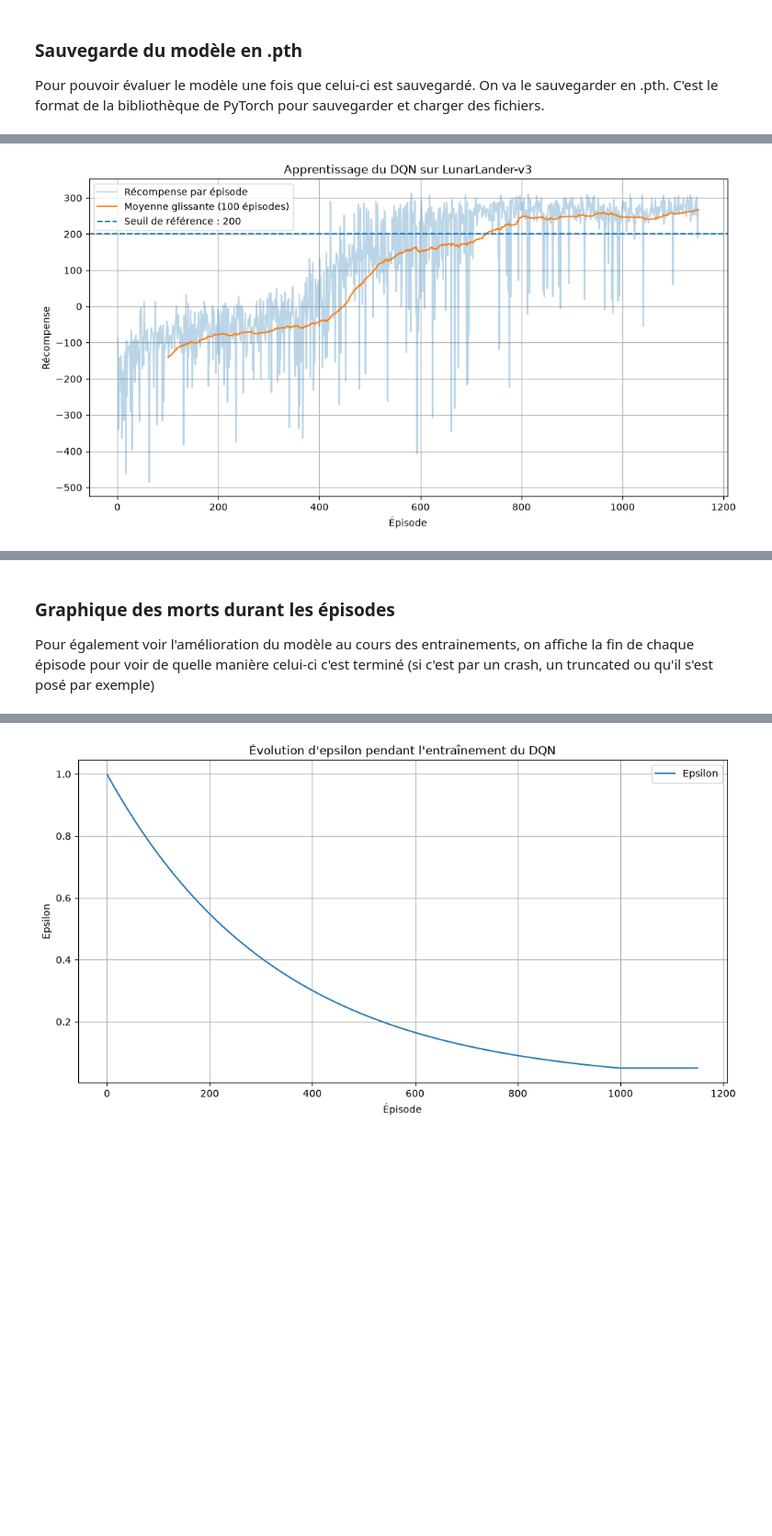
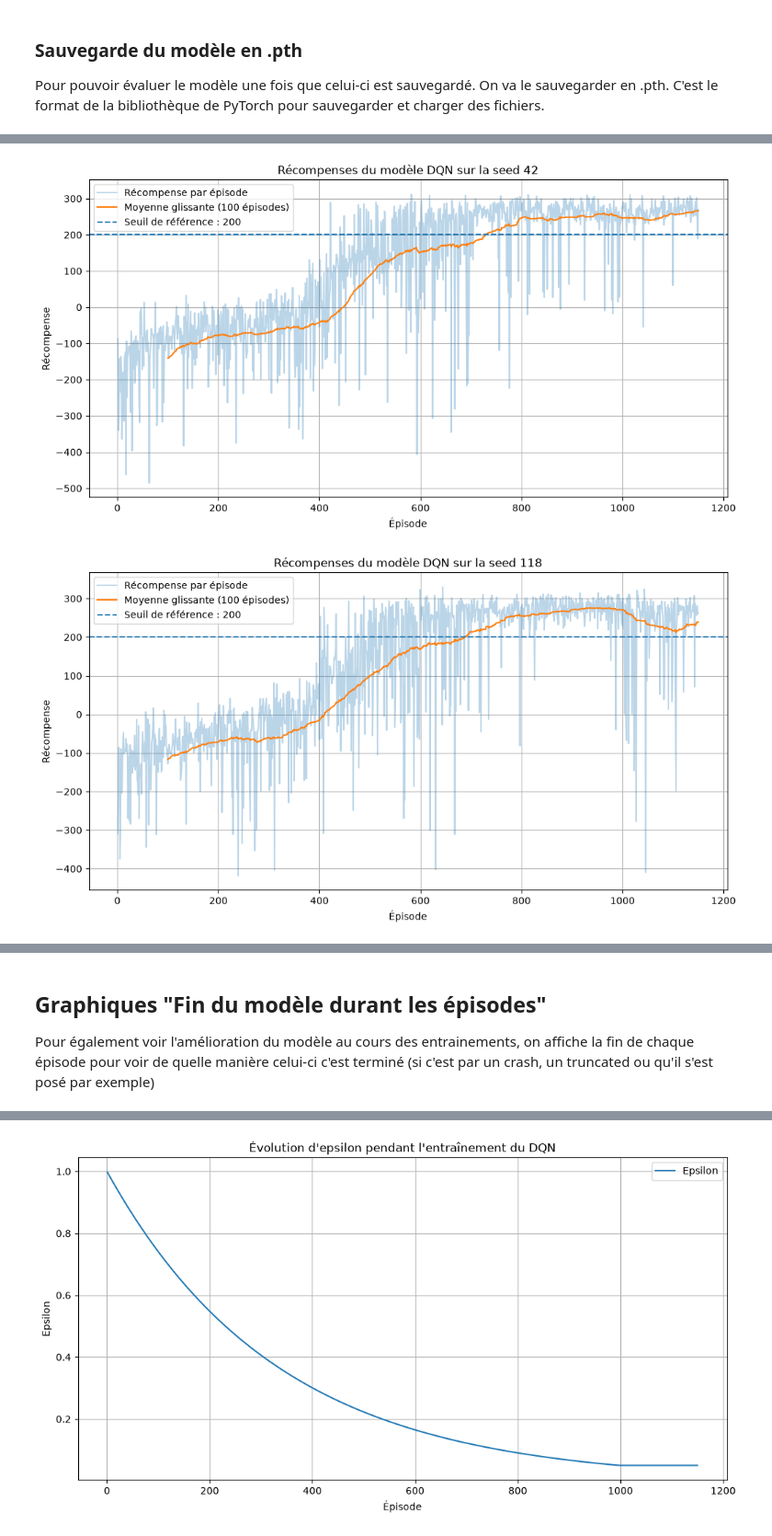
Before and after one commit to BastianHanart/Startrek, a Jupyter notebook: dqn.ipynb, the cells around one changed output, grey strips where cells are left out. Shown at 92% size. Cells and saved outputs as stored; diff of their text form; code cells hidden in the pictures; blank space fills up the shorter version.

```diff
--- a/dqn.ipynb
+++ b/dqn.ipynb
@@ -182,8 +182,8 @@ Pour pouvoir regarder visuellement les résultats, on effectue des graphiques. N
 On comprend donc l'importance de l'entrainement. Et surtout que l'aléatoire ne permet pas au modèle d'avoir des résultats satisfaisants.
 # %%
 # On initialise deux listes qui vont contenir les informations nécessaire au graphique (Ici, les récompenses par épisode)
-episodes = []
-rewards = []
+episodes_aléatoire = []
+rewards_aléatoire = []
 
 # Lecture du fichier CSV
 with open("results_random.csv", "r", encoding="utf-8") as file:
@@ -191,14 +191,14 @@ with open("results_random.csv", "r", encoding="utf-8") as file:
 
     # Pour chaque ligne du CSV, on ajoute l'épisode et la récompense associée, à la liste
     for row in reader:
-        episodes.append(int(row["episode"]))
-        rewards.append(float(row["reward"]))
+        episodes_aléatoire.append(int(row["episode"]))
+        rewards_aléatoire.append(float(row["reward"]))
 
 # Création du graphique
 plt.figure(figsize=(10, 5))
 
 # Ordonnées episodes, Abscisses récompenses
-plt.plot(episodes, rewards, marker="o")
+plt.plot(episodes_aléatoire, rewards_aléatoire, marker="o")
 
 # Légende du graphique (titre, label X, label Y)
 plt.title("Récompense par épisode - Agent aléatoire")
@@ -266,7 +266,7 @@ class DQN(nn.Module):
 
 Epsilon-greedy est la fonction qui donne au modèle sa façon d'apprendre. On vient modifier l'hyperparamètre Epsilon ε, il oscillent entre 0 et 1. C'est la probabilité avec laquelle il va effectué une action aléatoirement ou une action grâce à son entrainement. Plus ε est élevé, plus ils à de chances de faire une action aléatoire. Au départ, on met ε à 1 car ils n'a pas encore d'expériences en mémoire. Il n'a donc pas encore besoin de passé par de l'exploitation, il reste donc en exploration. A chaque étape, on va venir diminuer tout doucement l'epsilon afin que petit à petit, il ne fasse des choix que via ses expériences passées.
 # %%
-def select_action(state, model, epsilon, action_size=4):
+def select_action(state, model, epsilon, action_size=env.action_space.n):
     # Exploration : choisir une action au hasard
     if random.random() < epsilon:
         return random.randrange(action_size)
@@ -301,7 +301,7 @@ Ici, c'est l'étape d'apprentissage de notre agent DQN. Elle sélectionne aléat
 BATCH_SIZE = 50
 GAMMA = 0.99
 
-def train_step():
+def train_step(model, buffer, target_model, loss_fn, optimizer):
 
     # On attend d'avoir assez d'expériences pour former un lot
     if len(buffer) < BATCH_SIZE:
@@ -524,21 +543,34 @@ Pour voir l'avancé et l'amélioration du modèle au cours des entrainements, on
 # %%
-episodes = [result["episode"] for result in results]
-rewards = [result["reward"] for result in results]
+for k in seeds:
 
-moving_average = np.convolve(rewards, np.ones(100) / 100, mode="valid")
+    fichier_final = Path(f"results_DQN_{k}.csv")
 
-plt.figure(figsize=(12, 6))
+    with fichier_final.open("r", newline="", encoding="utf-8") as file:
 
-plt.plot(episodes,rewards, alpha=0.3, label="Récompense par épisode")
-plt.plot(episodes[100 - 1:], moving_average, label="Moyenne glissante (100 épisodes)")
-plt.axhline(y=200,linestyle="--",label="Seuil de référence : 200")
+        reader = csv.DictReader(file)
 
-plt.xlabel("Épisode")
-plt.ylabel("Récompense")
-plt.title("Apprentissage du DQN sur LunarLander-v3")
-plt.legend()
+        episodes = []
+        rewards = []
 
-plt.grid(True)
-plt.show()
+        for row in reader:
+            episodes.append(int(row["episode"]))
+            rewards.append(float(row["reward"]))
+
+    moving_average = np.convolve(rewards, np.ones(100) / 100, mode="valid")
+
+    plt.figure(figsize=(12, 6))
+
+    plt.plot(episodes,rewards, alpha=0.3, label="Récompense par épisode")
+    plt.plot(episodes[100 - 1:], moving_average, label="Moyenne glissante (100 épisodes)")
+    plt.axhline(y=200,linestyle="--",label="Seuil de référence : 200")
+
+    plt.xlabel("Épisode")
+    plt.ylabel("Récompense")
+    plt.title(f"Récompenses du modèle DQN sur la seed {k}")
+    plt.legend()
+
+    plt.grid(True)
+    plt.show()
 # %% [output]
-[figure, old version]
+[figure, new version]
+[figure, added]
@@ -545,5 +579,6 @@ plt.show()
 # %% [markdown]
-### Graphique des morts durant les épisodes
+## Graphiques "Fin du modèle durant les épisodes"
+
 Pour également voir l'amélioration du modèle au cours des entrainements, on affiche la fin de chaque épisode pour voir de quelle manière celui-ci c'est terminé (si c'est par un crash, un truncated ou qu'il s'est posé par exemple)
 # %%
 # Catégories de fin d'épisode
```
Also changed, not shown: parts of 24 cells of this notebook, 12 other files.
